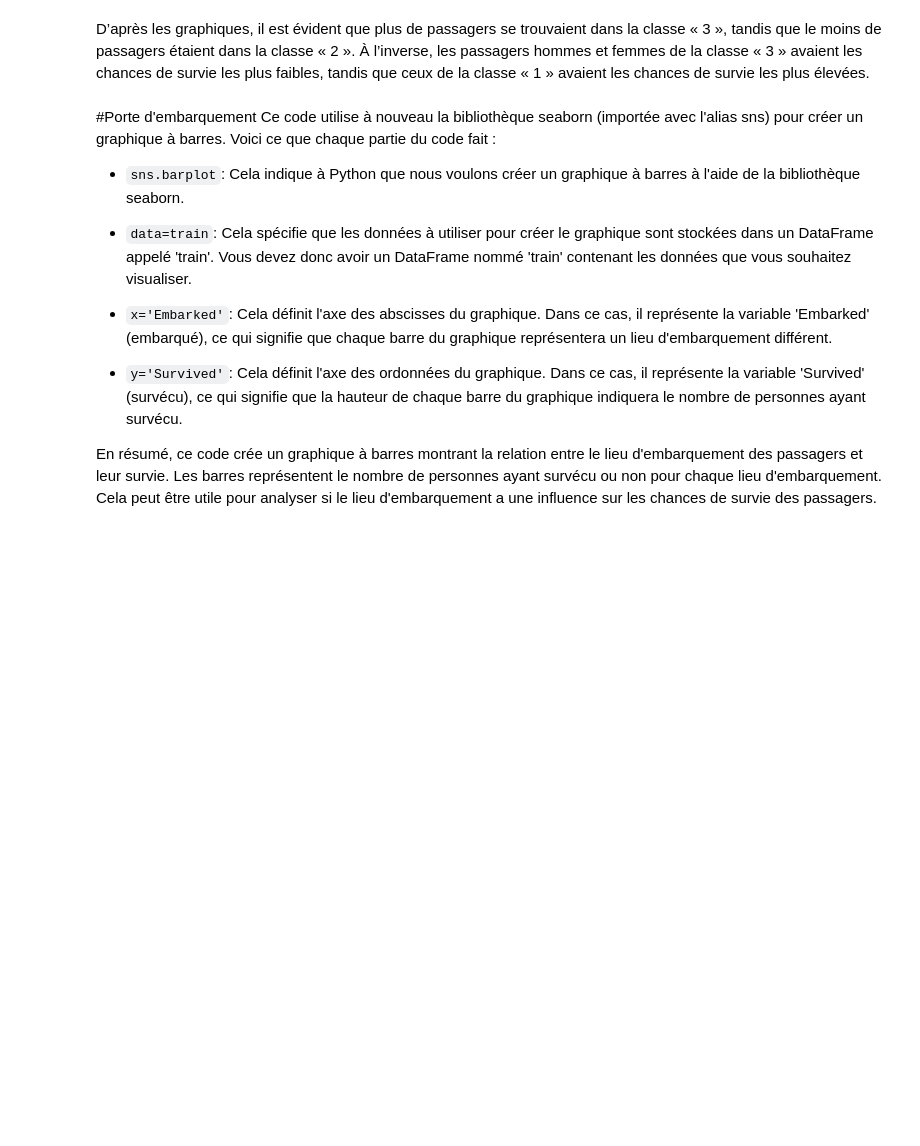
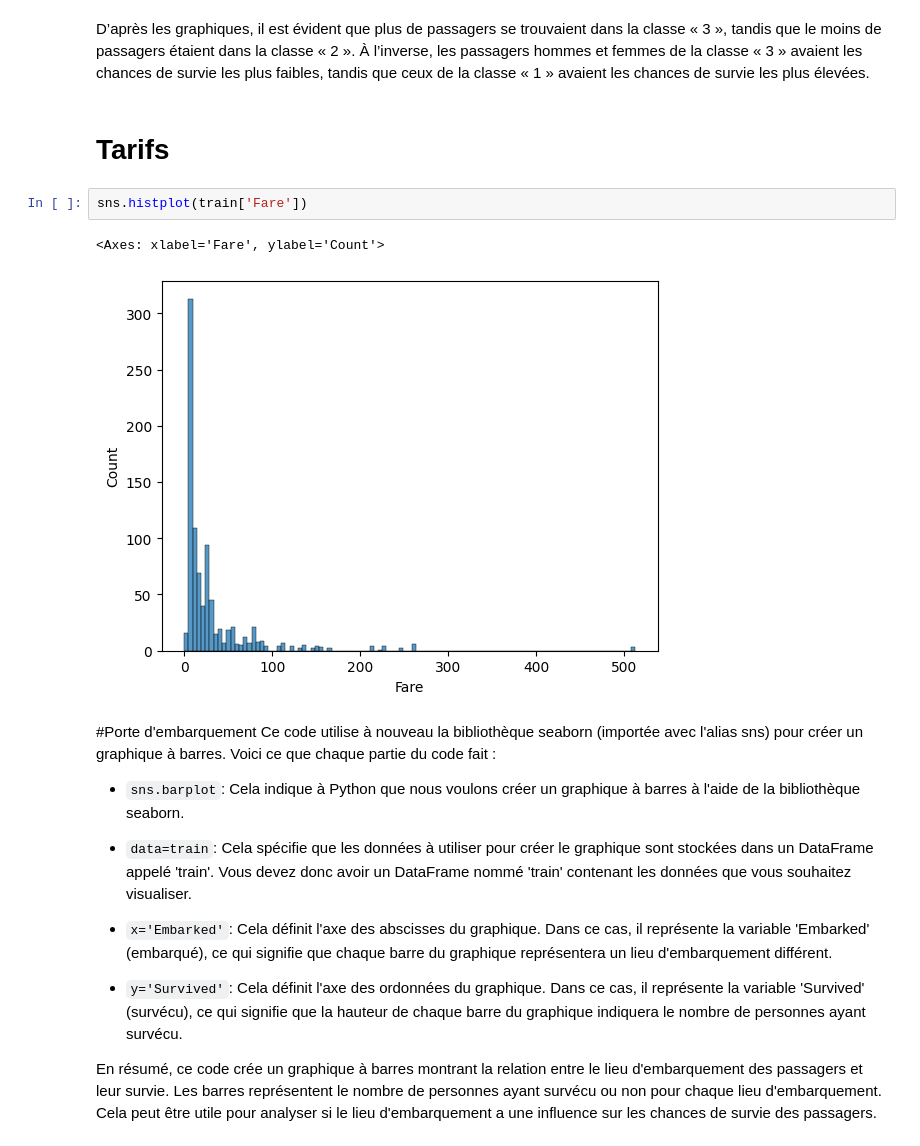
Before and after one commit to x-hub/devoxxfrance2024, a Jupyter notebook: DevoxxFrance2024.ipynb, the cells around one changed output. Cells and saved outputs as stored; diff of their text form; blank space fills up the shorter version.

```diff
--- a/DevoxxFrance2024.ipynb
+++ b/DevoxxFrance2024.ipynb
@@ -133,6 +183,13 @@ En résumé, ce code crée un graphique à barres montrant la relation entre le
 sns.barplot( data=train,x='Sex',y='Survived', hue="Pclass")
 # %% [markdown]
 D’après les graphiques, il est évident que plus de passagers se trouvaient dans la classe « 3 », tandis que le moins de passagers étaient dans la classe « 2 ». À l’inverse, les passagers hommes et femmes de la classe « 3 » avaient les chances de survie les plus faibles, tandis que ceux de la classe « 1 » avaient les chances de survie les plus élevées.
+# %% [markdown]
+# Tarifs
+# %%
+sns.histplot(train['Fare'])
+# %% [output]
+<Axes: xlabel='Fare', ylabel='Count'>
+[figure, added]
 # %% [markdown]
 #Porte d'embarquement
 Ce code utilise à nouveau la bibliothèque seaborn (importée avec l'alias sns) pour créer un graphique à barres. Voici ce que chaque partie du code fait :
```
Also changed, not shown: parts of 11 cells of this notebook, 1 other file.
